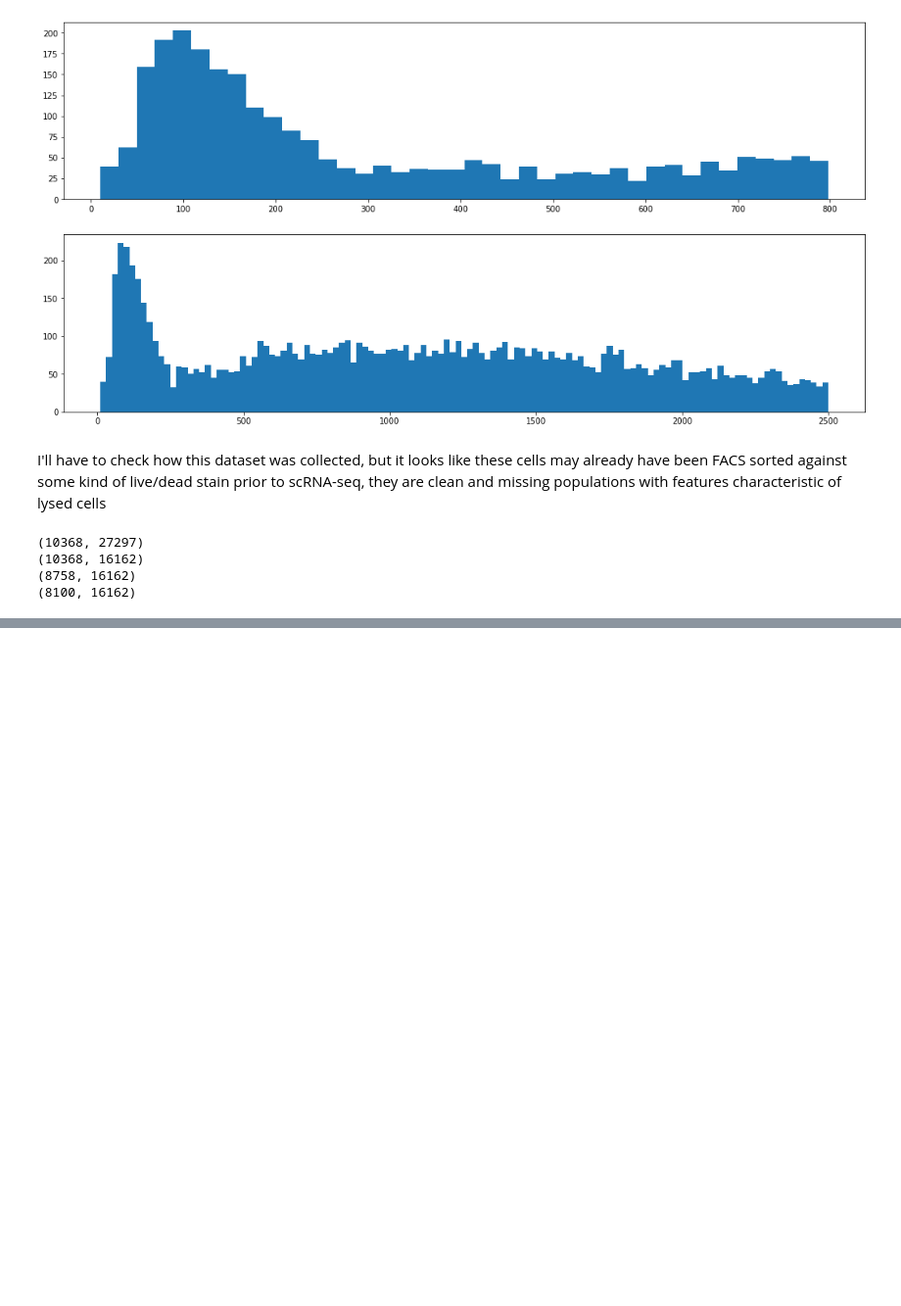
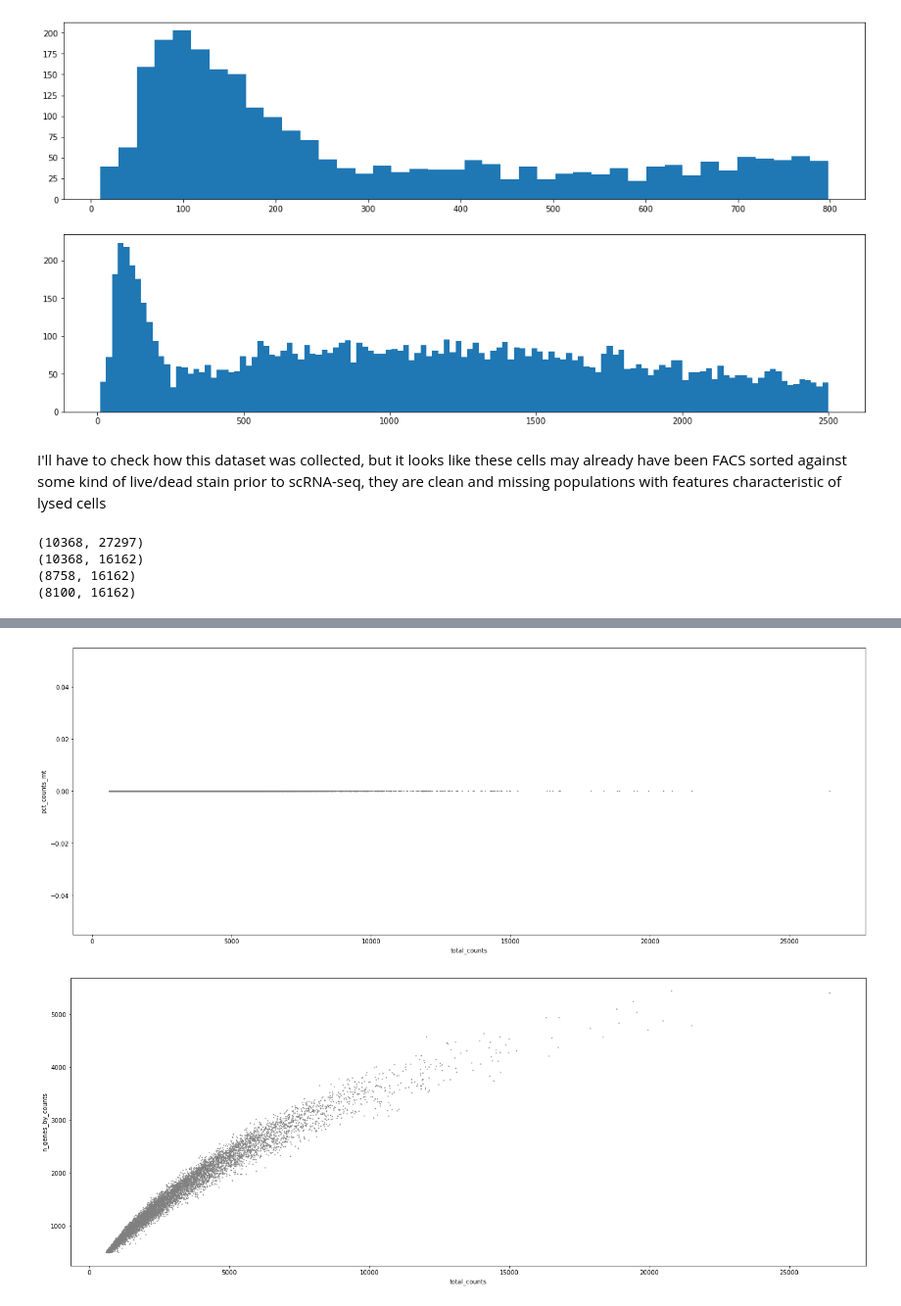
Before and after one commit to jbishop45/CS-7641-Project, a Jupyter notebook: Code/data_preprocessing.ipynb, the cells around one changed output, grey strips where cells are left out. Shown at 98% size. Saved outputs shown, nothing was run; the diff lists cells and outputs as text; code cells hidden in the pictures; blank space fills up the shorter version.

```diff
--- a/Code/data_preprocessing.ipynb
+++ b/Code/data_preprocessing.ipynb
@@ -115,0 +127,6 @@ print(adata_filtered.X.shape)
+# %%
+sc.pl.scatter(adata_filtered, x='total_counts', y='pct_counts_mt')
+sc.pl.scatter(adata_filtered, x='total_counts', y='n_genes_by_counts')
+# %% [output]
+[figure, added]
+[figure, added]
```
Also changed, not shown: parts of 42 cells of this notebook, 4 other files.
